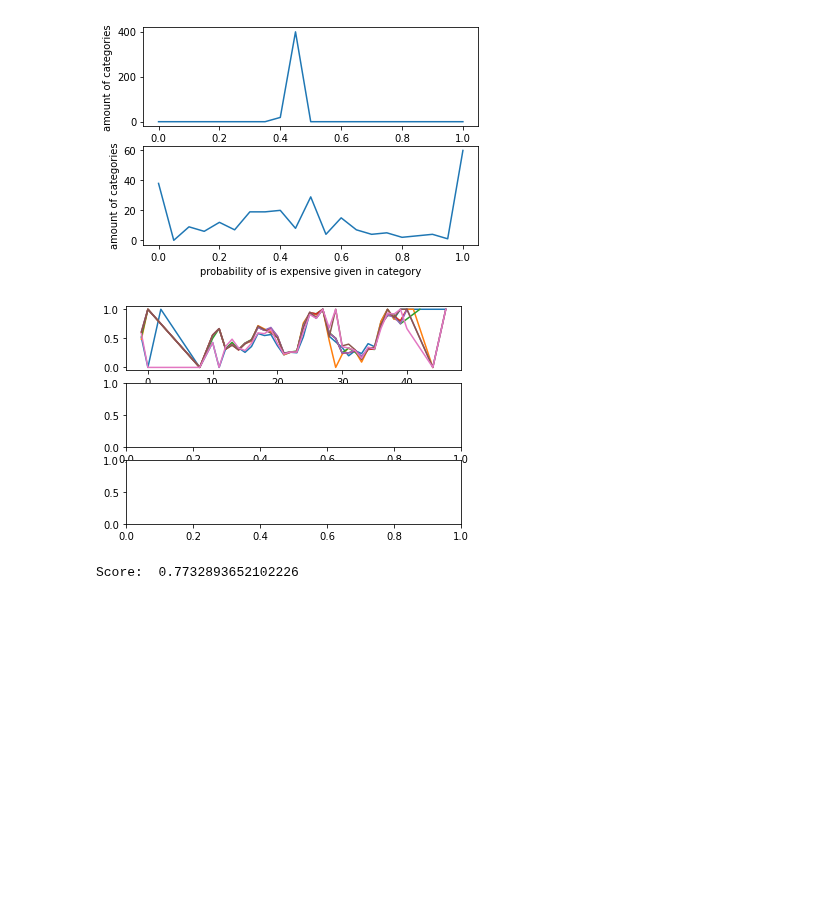
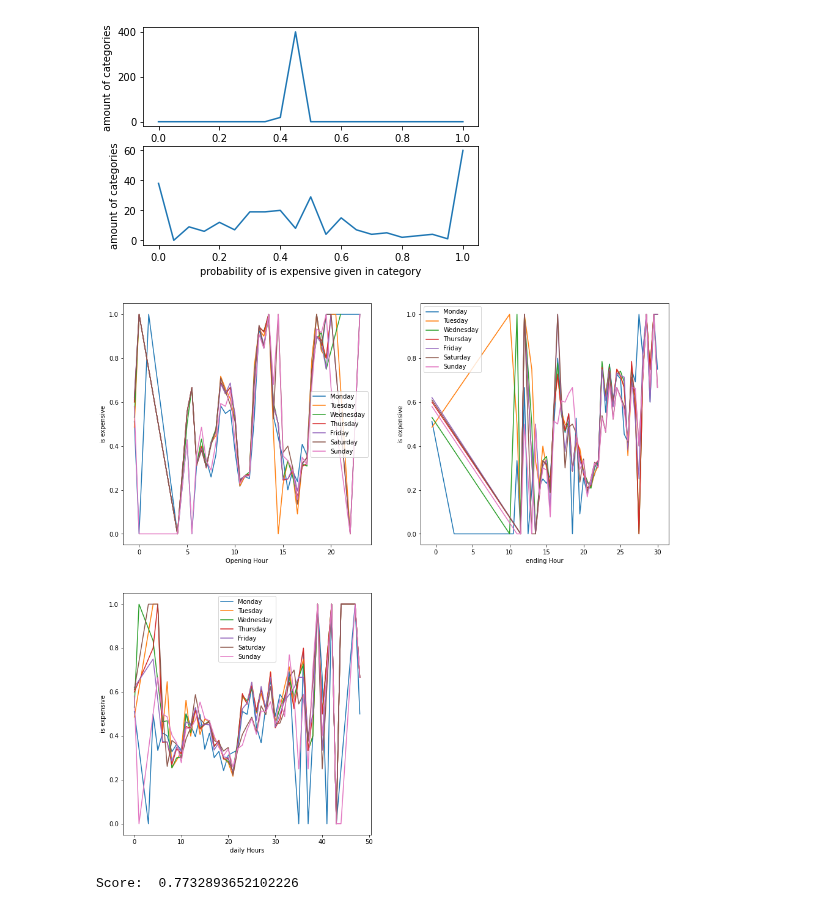
Before and after one commit to omer-priel/TheRootOfDataScience, a Jupyter notebook: notebooks/main_lior.ipynb, the cells around one changed output. Saved outputs shown, nothing was run; the diff lists cells and outputs as text; code cells hidden in the pictures; blank space fills up the shorter version.

Commit message:
added scaling and hours visualization

```diff
--- a/notebooks/main_lior.ipynb
+++ b/notebooks/main_lior.ipynb
@@ -437,19 +438,46 @@ def create_category_class(df_create:pd.DataFrame):
     for category_class in collumn_map:
         df_create["category_class"+str(index)] = df_create[category_class].sum(axis=1)
         index+=1
-# %%
-if SHOW_IN_DEVELOPMENT:
-    fig = plt.figure()
-    ax_open = fig.add_subplot(3,1,1)
-    ax_end = fig.add_subplot(3,1,2)
-    ax_count = fig.add_subplot(3,1,3)
-    plt.sca(ax_open)
-    for i in range(7):
-        mean_df=df[["OpenHour"+str(i+1),target_column]].groupby(["OpenHour"+str(i+1)]).mean()
-        plt.plot(mean_df.index,mean_df.values)
-    plt.show()
-# %% [output]
-[figure, removed]
+# %%
+if SHOW_IN_DEVELOPMENT:
+    week_days={"1":"Monday","2":"Tuesday","3":"Wednesday","4": "Thursday" , "5":"Friday", "6":"Saturday","7":"Sunday" }
+
+    fig = plt.figure(figsize= (16,16))
+    ax_open = fig.add_subplot(2,2,1)
+    ax_end = fig.add_subplot(2,2,2)
+    ax_count = fig.add_subplot(2,2,3)
+
+    #handle the opening hour
+    plt.sca(ax_open)
+    plt.ylabel("is expensive")
+    plt.xlabel("Opening Hour")
+    for i in range(7):
+        mean_df = df[["OpenHour"+str(i+1),target_column]].groupby(["OpenHour"+str(i+1)]).mean()
+        plt.plot(mean_df.index/2,mean_df.values,label = week_days[str(i+1)])
+    plt.legend()
+
+    #handle the ending hour
+    plt.sca(ax_end)
+    plt.ylabel("is expensive")
+    plt.xlabel("ending Hour")
+    for i in range(7):
+        mean_df = df[["EndHour"+str(i+1),target_column]].groupby(["EndHour"+str(i+1)]).mean()
+        plt.plot(mean_df.index/2,mean_df.values,label = week_days[str(i+1)])
+    plt.legend()
+
+    #handle count hour
+    plt.sca(ax_count)
+    plt.ylabel("is expensive")
+    plt.xlabel("daily Hours")
+    for i in range(7):
+        mean_df = df[["CountHour"+str(i+1),target_column]].groupby(["CountHour"+str(i+1)]).mean()
+        plt.plot(mean_df.index,mean_df.values,label = week_days[str(i+1)])
+    plt.legend()
+
+
+    plt.show()
+# %% [output]
+[figure, added]
 # %%
 x_sub_train, x_sub_test, y_sub_train, y_sub_test = train_test_split(x_train, y_train, random_state=42)
 # %%
```
Also changed, not shown: parts of 8 cells of this notebook.
